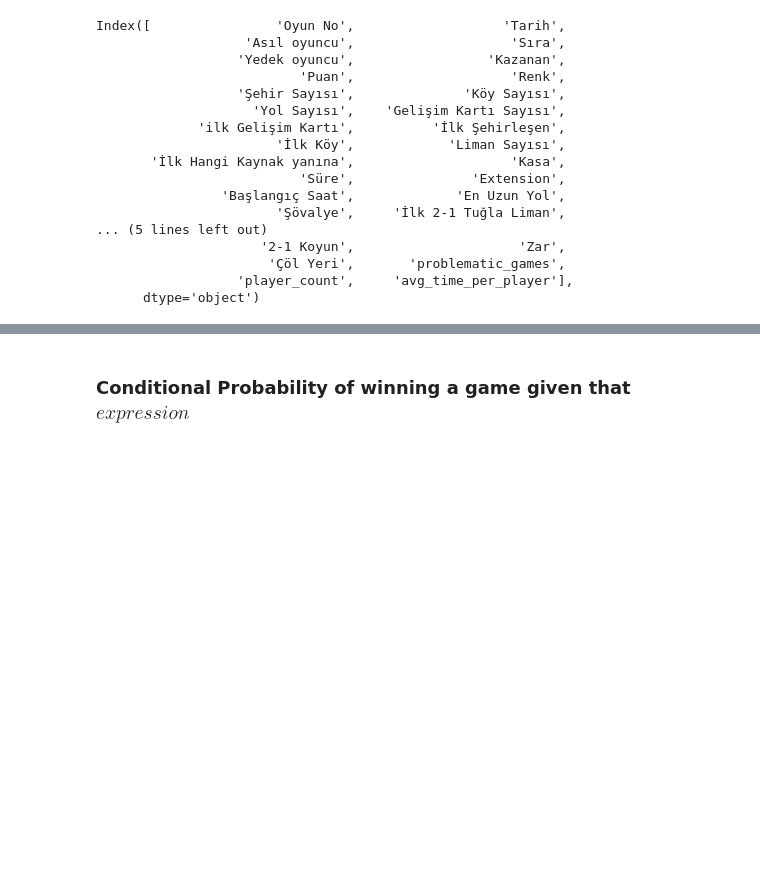
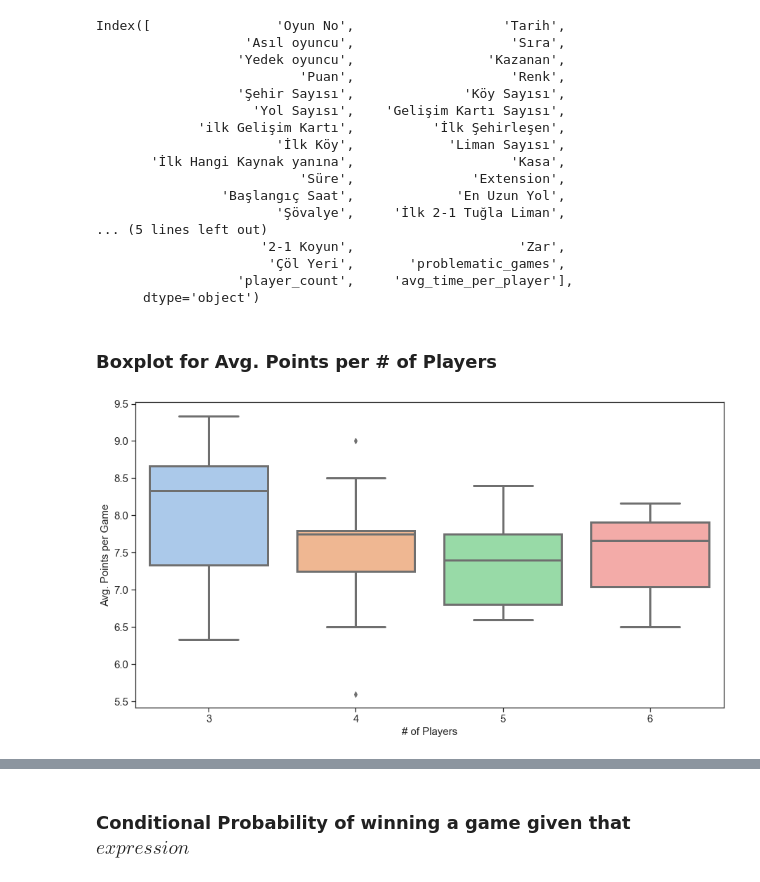
Before and after one commit to koftezz/the-settlers-of-catan, a Jupyter notebook: The Settlers of Catan Board Game.ipynb, the cells around one changed output, grey strips where cells are left out. Drawn from its saved outputs; the diff is of its cells as text; code cells hidden in the pictures; blank space fills up the shorter version.

```diff
--- a/The Settlers of Catan Board Game.ipynb
+++ b/The Settlers of Catan Board Game.ipynb
@@ -192,3 +192,21 @@ def win_or_lose(player: str, winner: str):
 raw_scores["result"] = "L"
 raw_scores.loc[raw_scores["player"] == raw_scores["winner"], "result"] = "W"
 scores = copy.deepcopy(raw_scores)
+# %% [markdown]
+### Boxplot for Avg. Points per # of Players
+# %%
+temp = copy.deepcopy(scores)
+temp["avg_game_points"] = temp.groupby("game_id", as_index=False)["score"].transform('mean')
+temp["num_of_players"] = raw_scores.groupby("game_id")["rank"].transform('max')
+temp["num_of_players"] = temp["num_of_players"].astype('int')
+temp = temp[["game_id", "avg_game_points", "num_of_players"]].drop_duplicates()
+plt.figure(figsize=(15,8))
+
+sns.set_theme(style="ticks", palette="pastel")
+g = sns.boxplot(x=temp['num_of_players'],  y=temp["avg_game_points"], data=temp, linewidth=3)
+g.set_yticklabels(g.get_yticks().astype("float").round(2), size = 15)
+g.set_xlabel("# of Players", fontsize = 15)
+g.set_ylabel("Avg. Points per Game", fontsize = 15)
+g.tick_params(labelsize=15)
+# %% [output]
+[figure, added]
```
Also changed, not shown: parts of 15 cells of this notebook.
